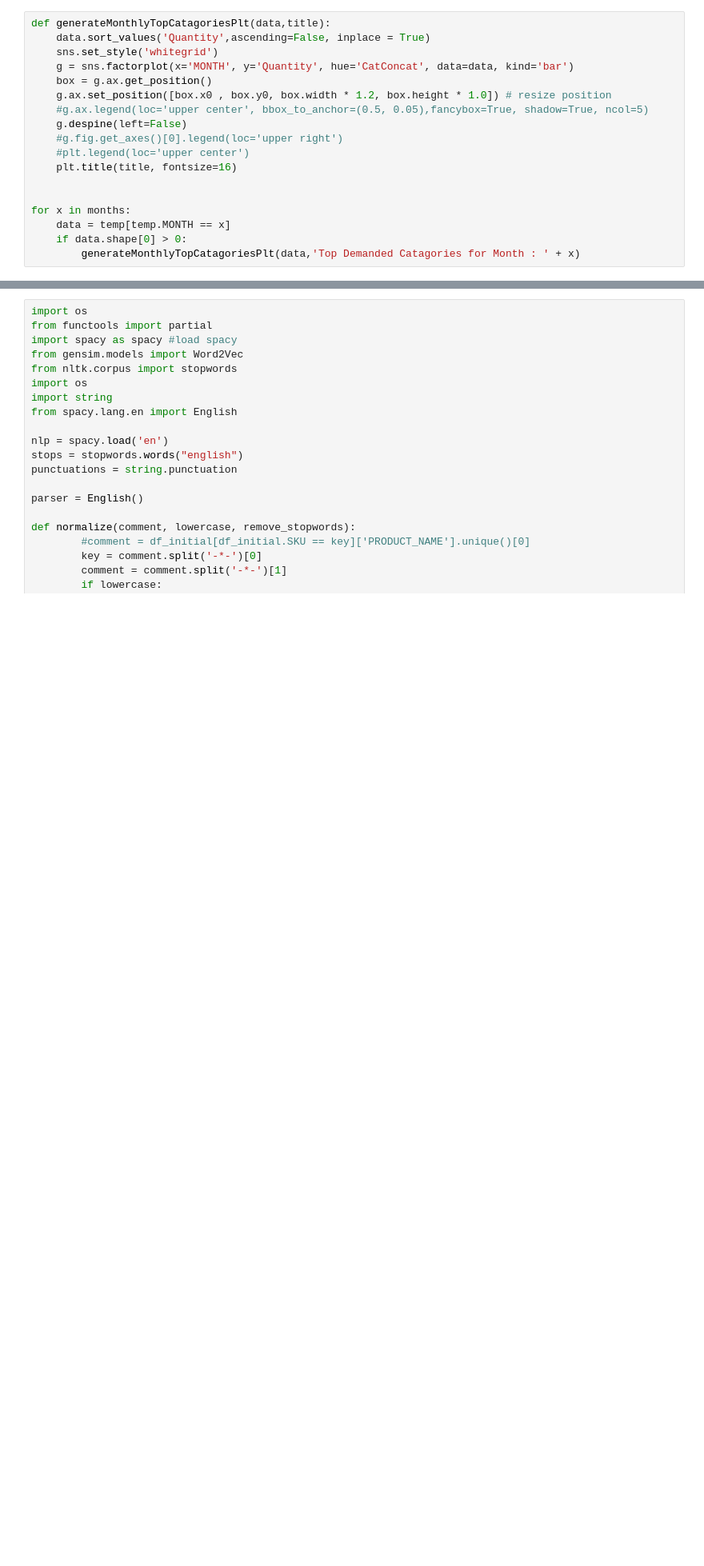
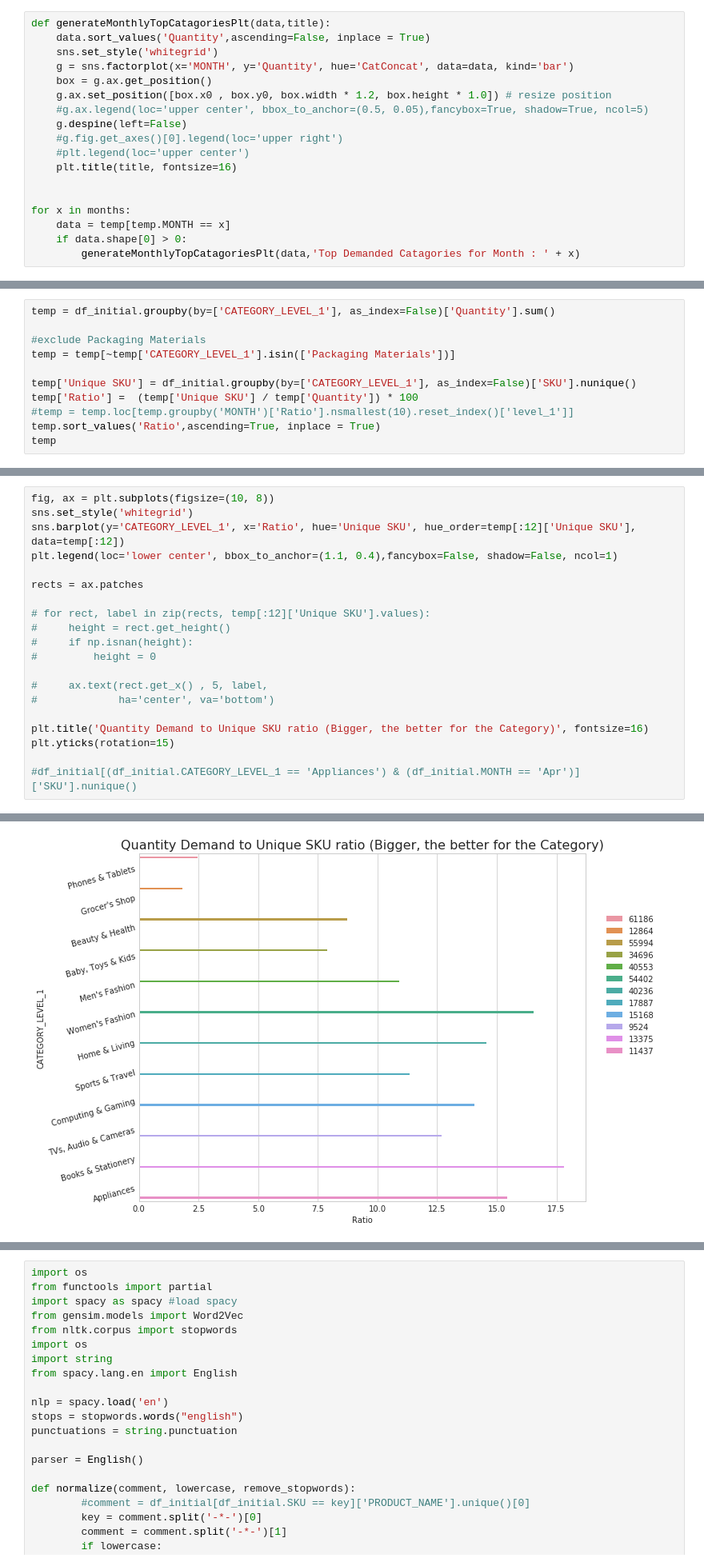
Before and after one commit to DanyalKhaliq/Machine-Learning-, a Jupyter notebook: LostSalesExploratory.ipynb, the cells around one changed output, grey strips where cells are left out. Shown at 80% size. Saved outputs shown, nothing was run; the diff lists cells and outputs as text; blank space fills up the shorter version.

```diff
--- a/LostSalesExploratory.ipynb
+++ b/LostSalesExploratory.ipynb
@@ -318,0 +244,11 @@ temp
+# %%
+temp = df_initial.groupby(by=['CATEGORY_LEVEL_1'], as_index=False)['Quantity'].sum()
+
+#exclude Packaging Materials
+temp = temp[~temp['CATEGORY_LEVEL_1'].isin(['Packaging Materials'])]
+
+temp['Unique SKU'] = df_initial.groupby(by=['CATEGORY_LEVEL_1'], as_index=False)['SKU'].nunique()
+temp['Ratio'] =  (temp['Unique SKU'] / temp['Quantity']) * 100
+#temp = temp.loc[temp.groupby('MONTH')['Ratio'].nsmallest(10).reset_index()['level_1']]
+temp.sort_values('Ratio',ascending=True, inplace = True)
+temp
@@ -318,0 +273,21 @@ temp
+# %%
+fig, ax = plt.subplots(figsize=(10, 8))
+sns.set_style('whitegrid')
+sns.barplot(y='CATEGORY_LEVEL_1', x='Ratio', hue='Unique SKU', hue_order=temp[:12]['Unique SKU'], data=temp[:12])
+plt.legend(loc='lower center', bbox_to_anchor=(1.1, 0.4),fancybox=False, shadow=False, ncol=1)
+
+rects = ax.patches
+
+# for rect, label in zip(rects, temp[:12]['Unique SKU'].values):
+#     height = rect.get_height()
+#     if np.isnan(height):
+#         height = 0
+
+#     ax.text(rect.get_x() , 5, label,
+#             ha='center', va='bottom')
+
+plt.title('Quantity Demand to Unique SKU ratio (Bigger, the better for the Category)', fontsize=16)
+plt.yticks(rotation=15)
+
+#df_initial[(df_initial.CATEGORY_LEVEL_1 == 'Appliances') & (df_initial.MONTH == 'Apr')]['SKU'].nunique()
+# %% [output]
@@ -318,0 +310 @@ temp
+[figure, added]
```
Also changed, not shown: parts of 28 cells of this notebook.
